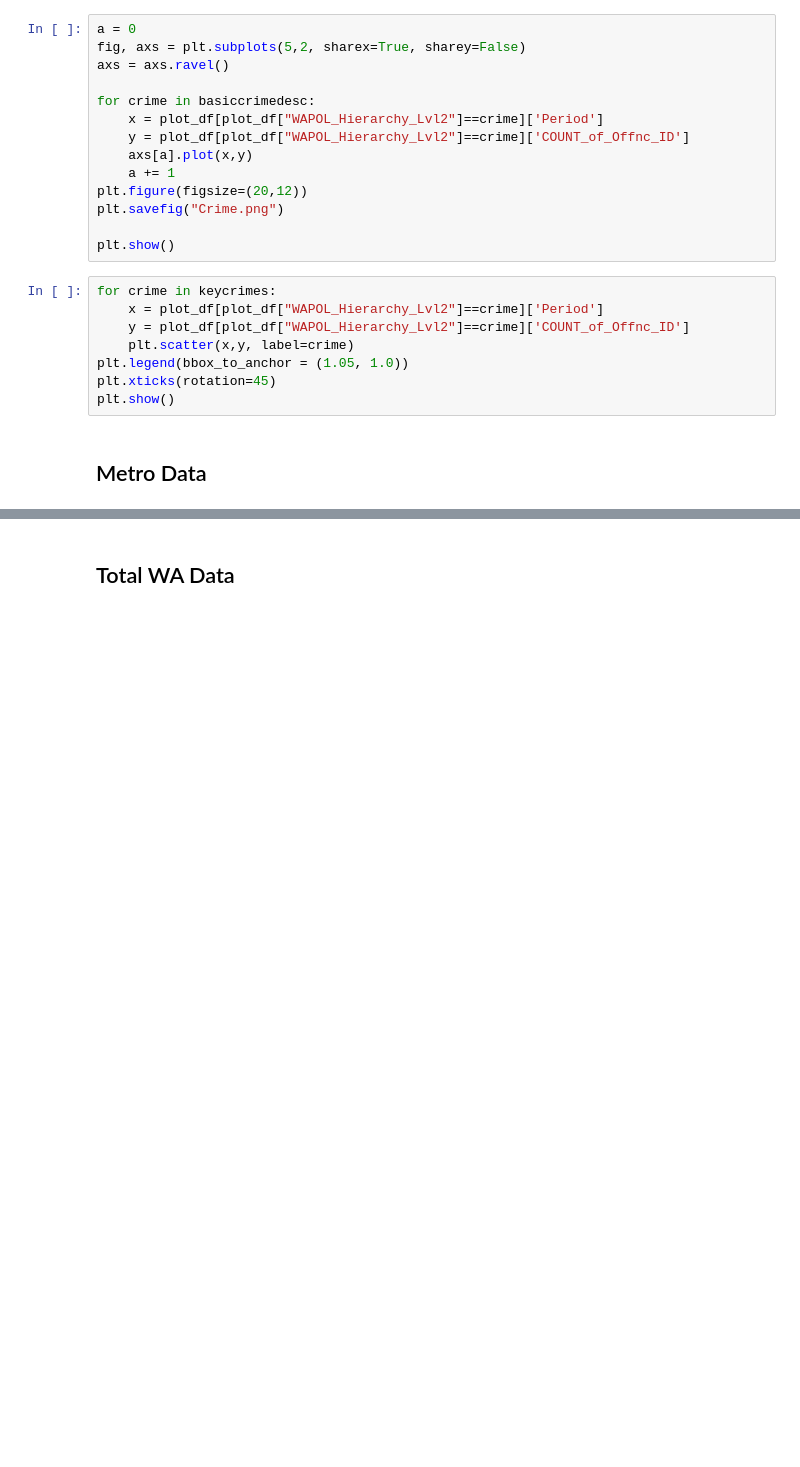
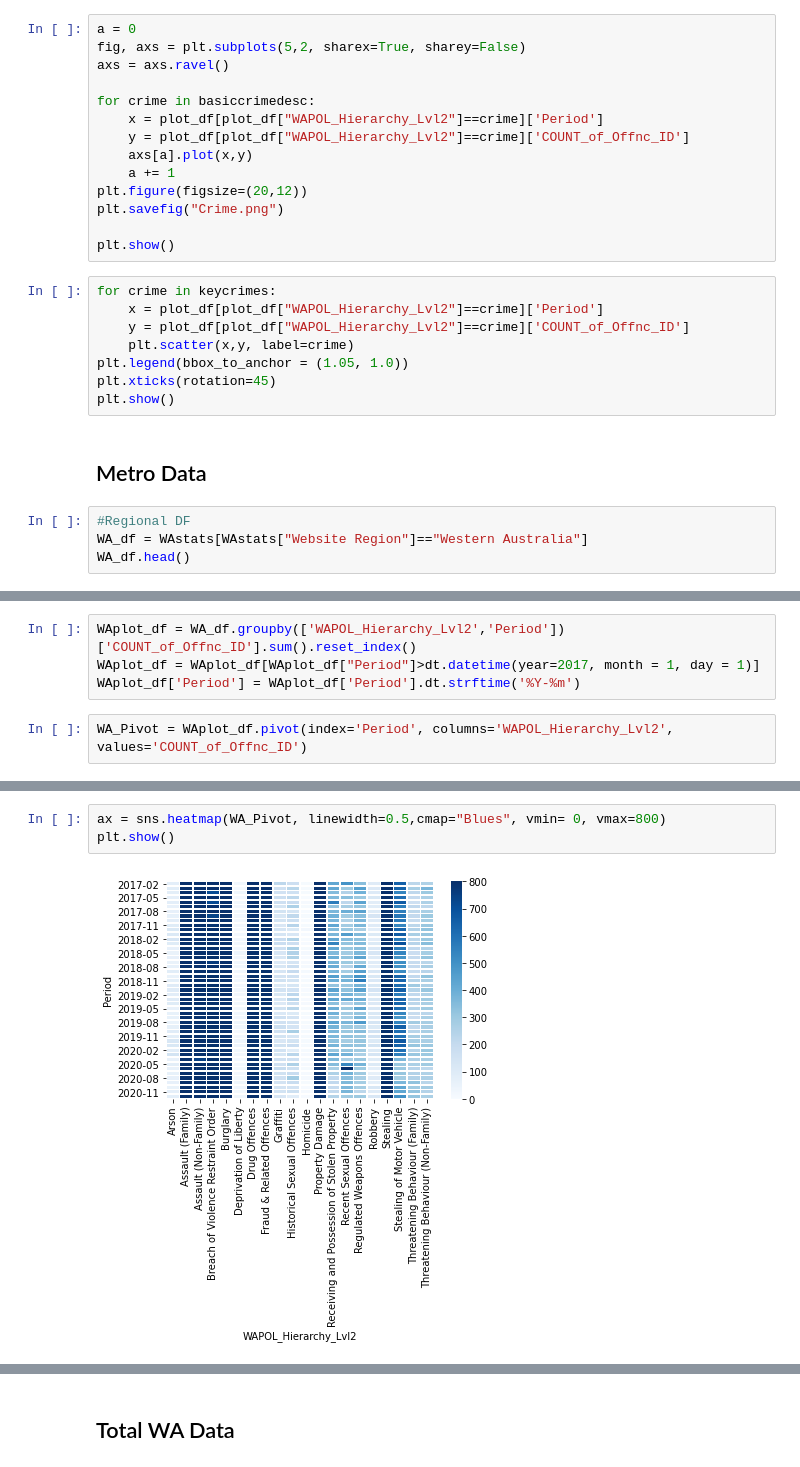
Before and after one commit to FernB/WACrimeRatesCovid19, a Jupyter notebook: WACrimeStatistics.ipynb, the cells around one changed output, grey strips where cells are left out. Drawn from its saved outputs; the diff is of its cells as text; blank space fills up the shorter version.

```diff
--- a/WACrimeStatistics.ipynb
+++ b/WACrimeStatistics.ipynb
@@ -377,3 +378,7 @@ plt.xticks(rotation=45)
 plt.show()
 # %% [markdown]
 ## Metro Data
+# %%
+#Regional DF
+WA_df = WAstats[WAstats["Website Region"]=="Western Australia"]
+WA_df.head()
@@ -379,0 +392,6 @@ plt.show()
+# %%
+WAplot_df = WA_df.groupby(['WAPOL_Hierarchy_Lvl2','Period'])['COUNT_of_Offnc_ID'].sum().reset_index()
+WAplot_df = WAplot_df[WAplot_df["Period"]>dt.datetime(year=2017, month = 1, day = 1)]
+WAplot_df['Period'] = WAplot_df['Period'].dt.strftime('%Y-%m')
+# %%
+WA_Pivot = WAplot_df.pivot(index='Period', columns='WAPOL_Hierarchy_Lvl2', values='COUNT_of_Offnc_ID')
@@ -379,0 +419,5 @@ plt.show()
+# %%
+ax = sns.heatmap(WA_Pivot, linewidth=0.5,cmap="Blues", vmin= 0, vmax=800)
+plt.show()
+# %% [output]
+[figure, added]
```
Also changed, not shown: parts of 13 cells of this notebook.
